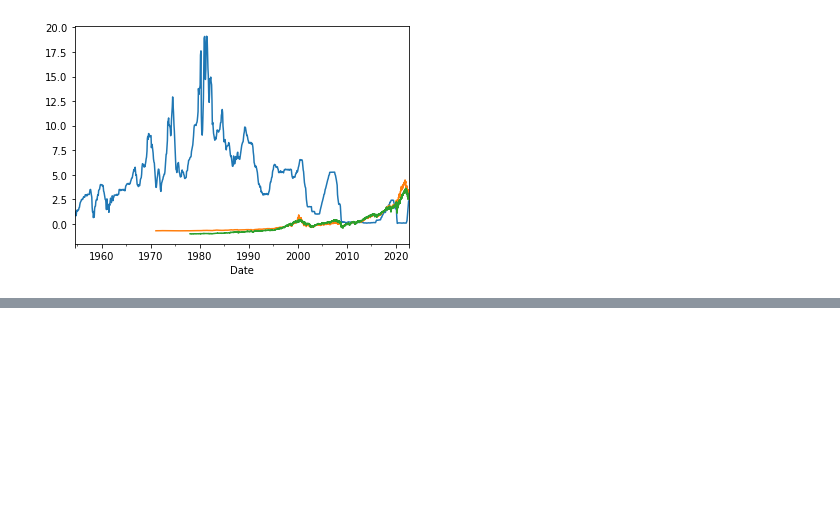
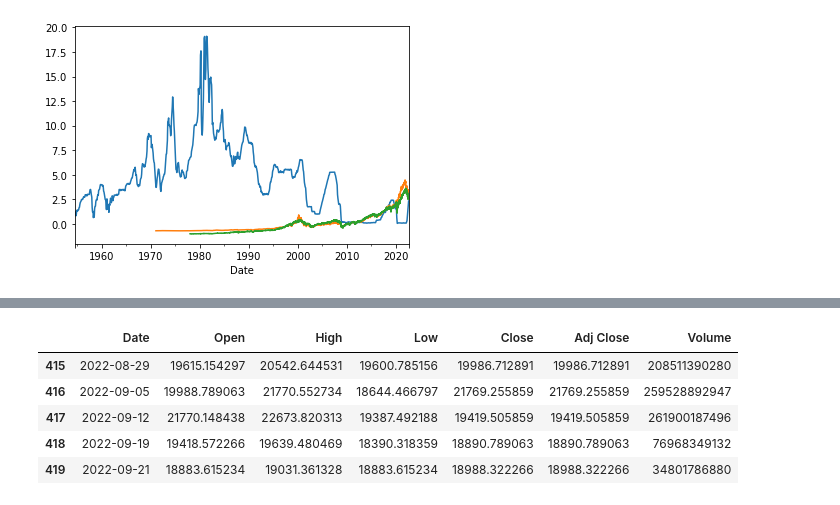
Before and after one commit to danhphan/gp_experiments, a Jupyter notebook: experiments/_data_preprocessing.ipynb, the cells around one changed output, grey strips where cells are left out. Drawn from its saved outputs; the diff is of its cells as text; code cells hidden in the pictures; blank space fills up the shorter version.

```diff
--- a/experiments/_data_preprocessing.ipynb
+++ b/experiments/_data_preprocessing.ipynb
@@ -102,0 +173,9 @@ sp5_df.set_index(pd.to_datetime(sp5_df.Date))["Price"].plot()
+# %%
+btc_df.tail()
+# %% [output]
+|  | Date | Open | High | Low | Close | Adj Close | Volume |
+| 415 | 2022-08-29 | 19615.154297 | 20542.644531 | 19600.785156 | 19986.712891 | 19986.712891 | 208511390280 |
+| 416 | 2022-09-05 | 19988.789063 | 21770.552734 | 18644.466797 | 21769.255859 | 21769.255859 | 259528892947 |
+| 417 | 2022-09-12 | 21770.148438 | 22673.820313 | 19387.492188 | 19419.505859 | 19419.505859 | 261900187496 |
+| 418 | 2022-09-19 | 19418.572266 | 19639.480469 | 18390.318359 | 18890.789063 | 18890.789063 | 76968349132 |
+| 419 | 2022-09-21 | 18883.615234 | 19031.361328 | 18883.615234 | 18988.322266 | 18988.322266 | 34801786880 |
```
Also changed, not shown: parts of 19 cells of this notebook.
